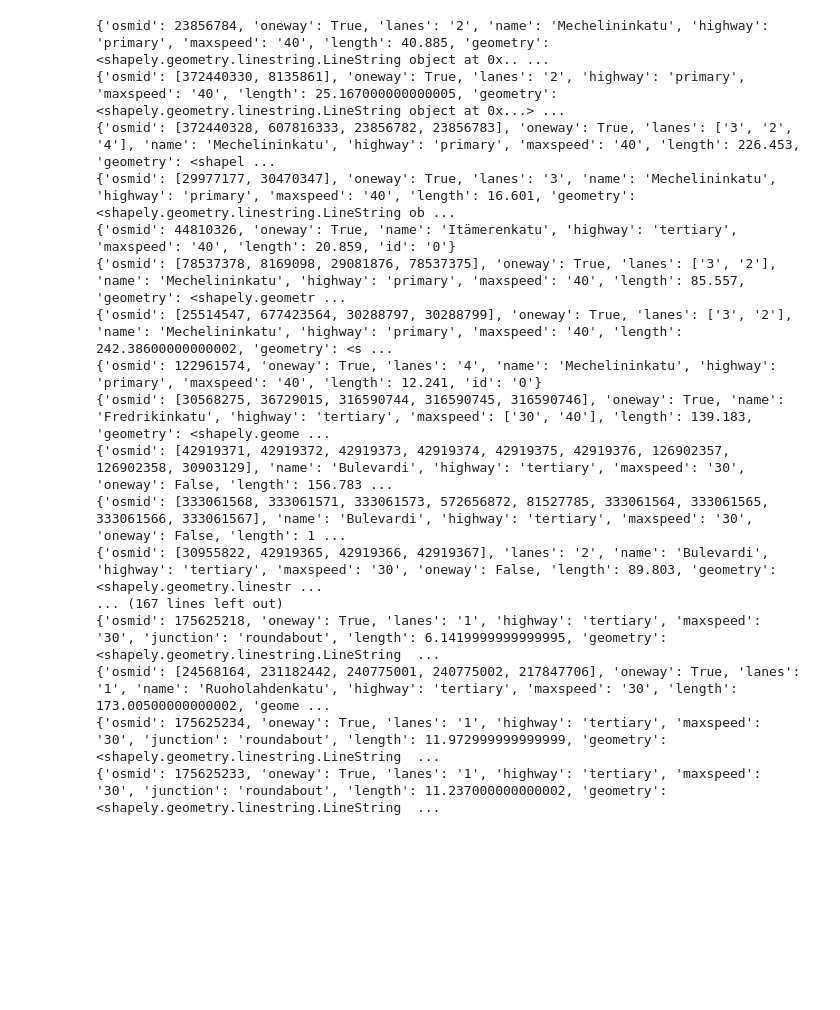
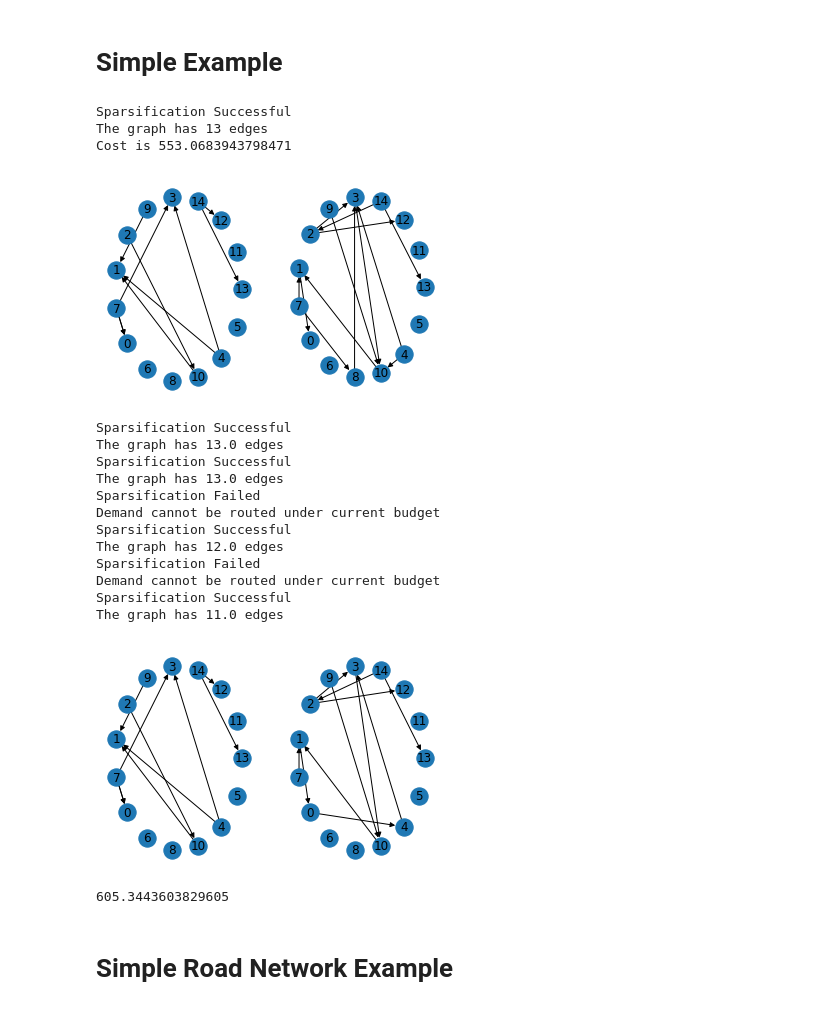
Before and after one commit to FJYang96/RoadNetPruning, a Jupyter notebook: Tutorial.ipynb, the cells around one changed output. Cells and saved outputs as stored; diff of their text form; code cells hidden in the pictures; blank space fills up the shorter version.

Commit message:
basic sparsifiers done

```diff
--- a/Tutorial.ipynb
+++ b/Tutorial.ipynb
@@ -60,21 +8,0 @@ simple = reduce_to_simple(graph)
-# %%
-for e in simple.edges:
-    print(simple.edges[e])
-# %% [output]
-{'osmid': 23856784, 'oneway': True, 'lanes': '2', 'name': 'Mechelininkatu', 'highway': 'primary', 'maxspeed': '40', 'length': 40.885, 'geometry': <shapely.geometry.linestring.LineString object at 0x.. ...
-{'osmid': [372440330, 8135861], 'oneway': True, 'lanes': '2', 'highway': 'primary', 'maxspeed': '40', 'length': 25.167000000000005, 'geometry': <shapely.geometry.linestring.LineString object at 0x...> ...
-{'osmid': [372440328, 607816333, 23856782, 23856783], 'oneway': True, 'lanes': ['3', '2', '4'], 'name': 'Mechelininkatu', 'highway': 'primary', 'maxspeed': '40', 'length': 226.453, 'geometry': <shapel ...
-{'osmid': [29977177, 30470347], 'oneway': True, 'lanes': '3', 'name': 'Mechelininkatu', 'highway': 'primary', 'maxspeed': '40', 'length': 16.601, 'geometry': <shapely.geometry.linestring.LineString ob ...
-{'osmid': 44810326, 'oneway': True, 'name': 'Itämerenkatu', 'highway': 'tertiary', 'maxspeed': '40', 'length': 20.859, 'id': '0'}
-{'osmid': [78537378, 8169098, 29081876, 78537375], 'oneway': True, 'lanes': ['3', '2'], 'name': 'Mechelininkatu', 'highway': 'primary', 'maxspeed': '40', 'length': 85.557, 'geometry': <shapely.geometr ...
-{'osmid': [25514547, 677423564, 30288797, 30288799], 'oneway': True, 'lanes': ['3', '2'], 'name': 'Mechelininkatu', 'highway': 'primary', 'maxspeed': '40', 'length': 242.38600000000002, 'geometry': <s ...
-{'osmid': 122961574, 'oneway': True, 'lanes': '4', 'name': 'Mechelininkatu', 'highway': 'primary', 'maxspeed': '40', 'length': 12.241, 'id': '0'}
-{'osmid': [30568275, 36729015, 316590744, 316590745, 316590746], 'oneway': True, 'name': 'Fredrikinkatu', 'highway': 'tertiary', 'maxspeed': ['30', '40'], 'length': 139.183, 'geometry': <shapely.geome ...
-{'osmid': [42919371, 42919372, 42919373, 42919374, 42919375, 42919376, 126902357, 126902358, 30903129], 'name': 'Bulevardi', 'highway': 'tertiary', 'maxspeed': '30', 'oneway': False, 'length': 156.783 ...
-{'osmid': [333061568, 333061571, 333061573, 572656872, 81527785, 333061564, 333061565, 333061566, 333061567], 'name': 'Bulevardi', 'highway': 'tertiary', 'maxspeed': '30', 'oneway': False, 'length': 1 ...
-{'osmid': [30955822, 42919365, 42919366, 42919367], 'lanes': '2', 'name': 'Bulevardi', 'highway': 'tertiary', 'maxspeed': '30', 'oneway': False, 'length': 89.803, 'geometry': <shapely.geometry.linestr ...
-... (167 lines left out)
-{'osmid': 175625218, 'oneway': True, 'lanes': '1', 'highway': 'tertiary', 'maxspeed': '30', 'junction': 'roundabout', 'length': 6.1419999999999995, 'geometry': <shapely.geometry.linestring.LineString  ...
-{'osmid': [24568164, 231182442, 240775001, 240775002, 217847706], 'oneway': True, 'lanes': '1', 'name': 'Ruoholahdenkatu', 'highway': 'tertiary', 'maxspeed': '30', 'length': 173.00500000000002, 'geome ...
-{'osmid': 175625234, 'oneway': True, 'lanes': '1', 'highway': 'tertiary', 'maxspeed': '30', 'junction': 'roundabout', 'length': 11.972999999999999, 'geometry': <shapely.geometry.linestring.LineString  ...
-{'osmid': 175625233, 'oneway': True, 'lanes': '1', 'highway': 'tertiary', 'maxspeed': '30', 'junction': 'roundabout', 'length': 11.237000000000002, 'geometry': <shapely.geometry.linestring.LineString  ...
@@ -80,0 +16,57 @@ for e in simple.edges:
+# %% [markdown]
+# Simple Example
+# %%
+# Create a NetworkX graph
+G = nx.DiGraph()
+N, M = 15, 80
+edges = np.random.randint(N, size=(M,2))
+G.add_edges_from(edges)
+
+# Sample the cost and capacity of the edges
+capacities = np.random.uniform(1000, size=(M,))
+costs = np.random.uniform(10, size=(M,))
+for i, e in enumerate(G.edges):
+    G.edges[e]['cost'] = costs[i]
+    G.edges[e]['capacity'] = capacities[i]
+
+# Sample a demand
+origs, dests, rates = sample_demand(G, rate_range=(5,10))
+demand = Demand(origs, dests, rates)
+demand_backup = demand
+
+# Solve the sparsification problem with rntools
+simple = rntools.core.LPSparsifier(G, demand, lbda=0)
+simple.solve()
+print('Cost is', simple.compute_cost())
+simple.nx_draw()
+# %% [output]
+Sparsification Successful
+The graph has 13 edges
+Cost is 553.0683943798471
+[figure, added]
+# %%
+bisec = rntools.core.MILPBisectionSparsifier(G, demand, np.inf)
+bisec.solve()
+# %% [output]
+Sparsification Successful
+The graph has 13.0 edges
+Sparsification Successful
+The graph has 13.0 edges
+Sparsification Failed
+Demand cannot be routed under current budget
+Sparsification Successful
+The graph has 12.0 edges
+Sparsification Failed
+Demand cannot be routed under current budget
+Sparsification Successful
+The graph has 11.0 edges
+# %%
+bisec.program.nx_draw()
+# %% [output]
+[figure, added]
+# %%
+bisec.
+# %% [output]
+605.3443603829605
+# %% [markdown]
+# Simple Road Network Example
```
Also changed, not shown: parts of 19 cells of this notebook, 18 other files.
